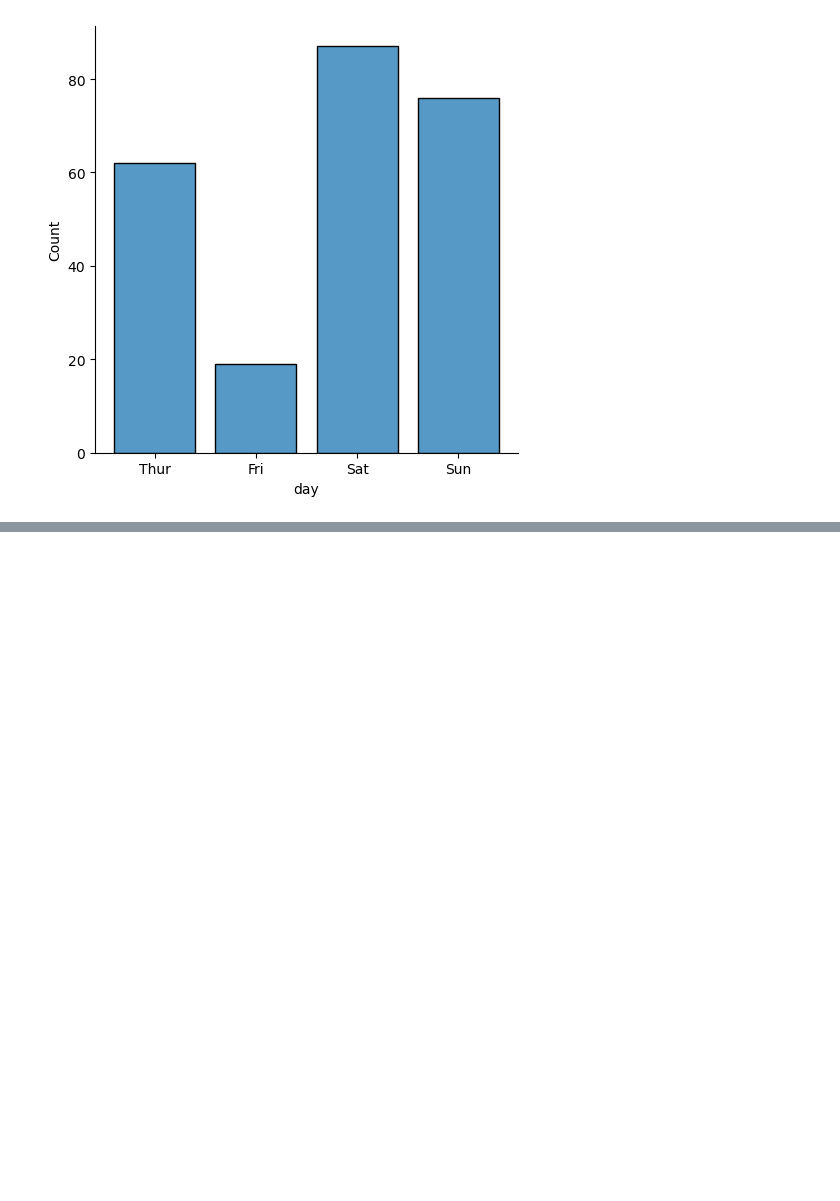
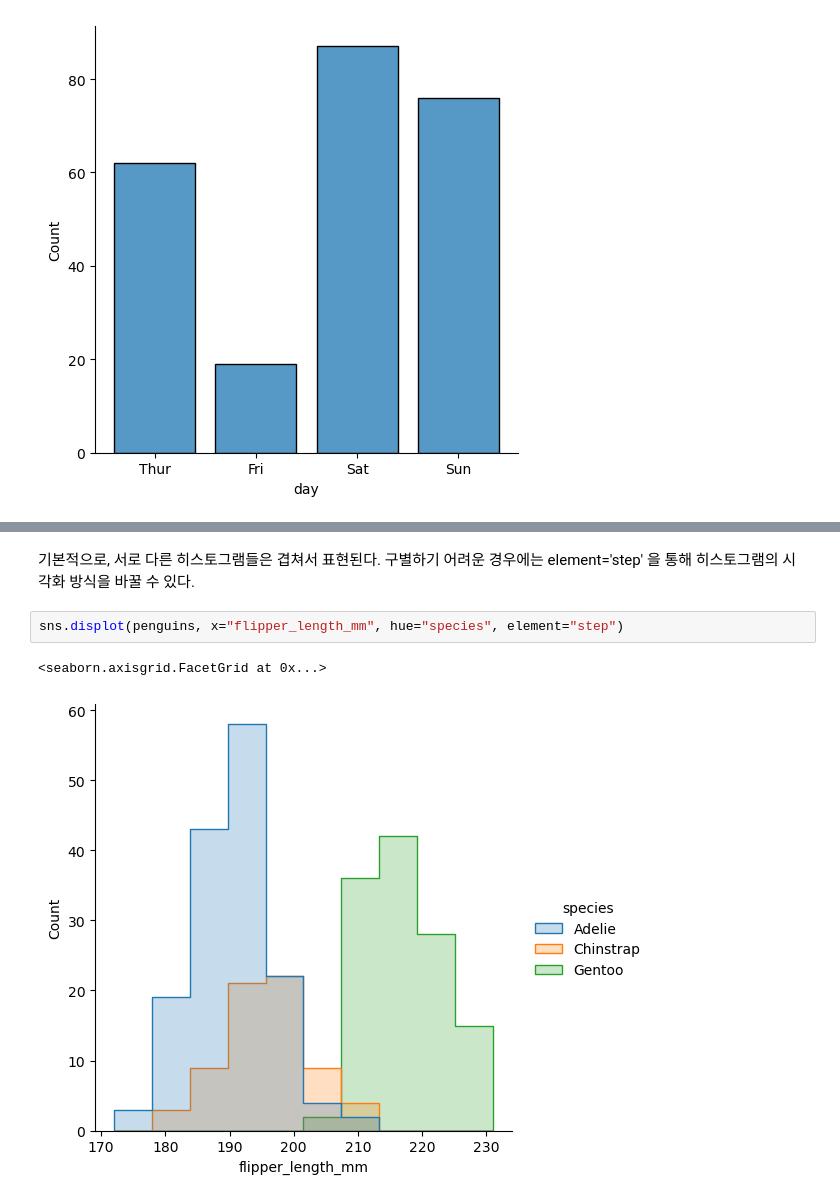
Before and after one commit to joo-none/Seaborn-tutorial, a Jupyter notebook: Seaborn_Tutorial_7-1, 7-2.ipynb, the cells around one changed output, grey strips where cells are left out. Cells and saved outputs as stored; diff of their text form; blank space fills up the shorter version.

```diff
--- a/Seaborn_Tutorial_7-1, 7-2.ipynb
+++ b/Seaborn_Tutorial_7-1, 7-2.ipynb
@@ -73,0 +85,7 @@ sns.displot(tips, x="day", shrink=.8)
+# %% [markdown]
+기본적으로, 서로 다른 히스토그램들은 겹쳐서 표현된다. 구별하기 어려운 경우에는 element='step' 을 통해 히스토그램의 시각화 방식을 바꿀 수 있다.
+# %%
+sns.displot(penguins, x="flipper_length_mm", hue="species", element="step")
+# %% [output]
+<seaborn.axisgrid.FacetGrid at 0x...>
+[figure, added]
```
Also changed, not shown: parts of 14 cells of this notebook.
